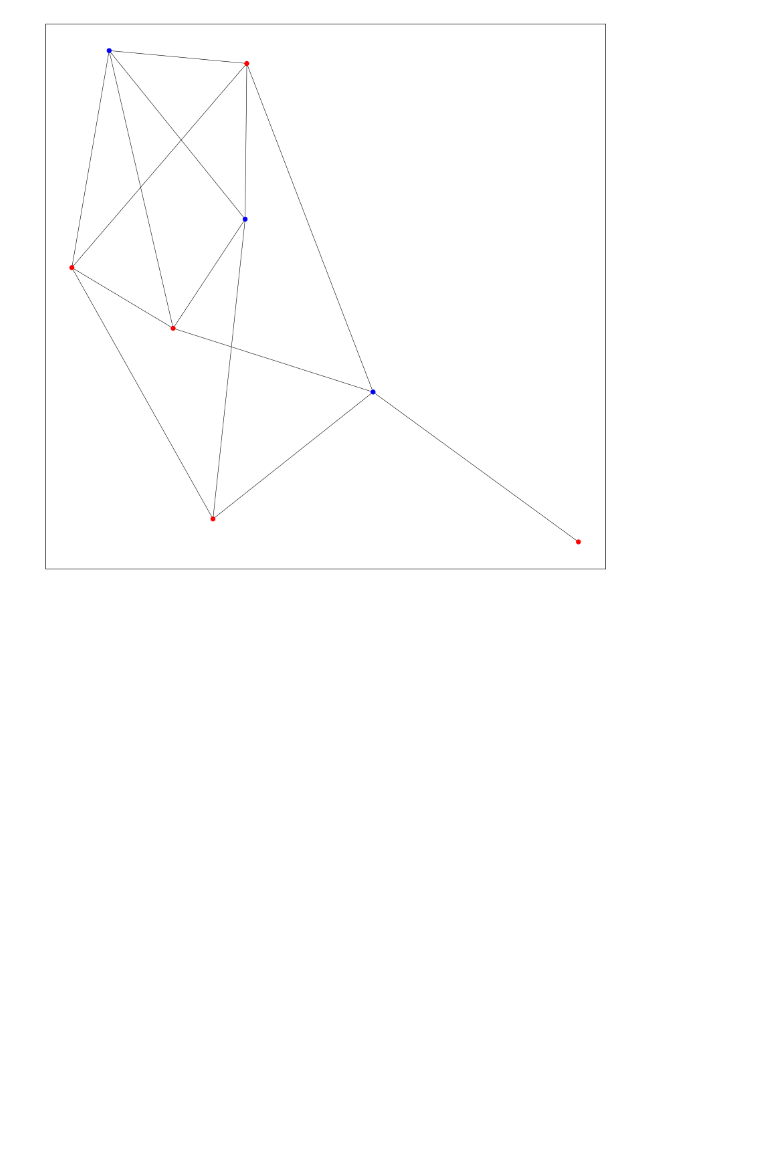
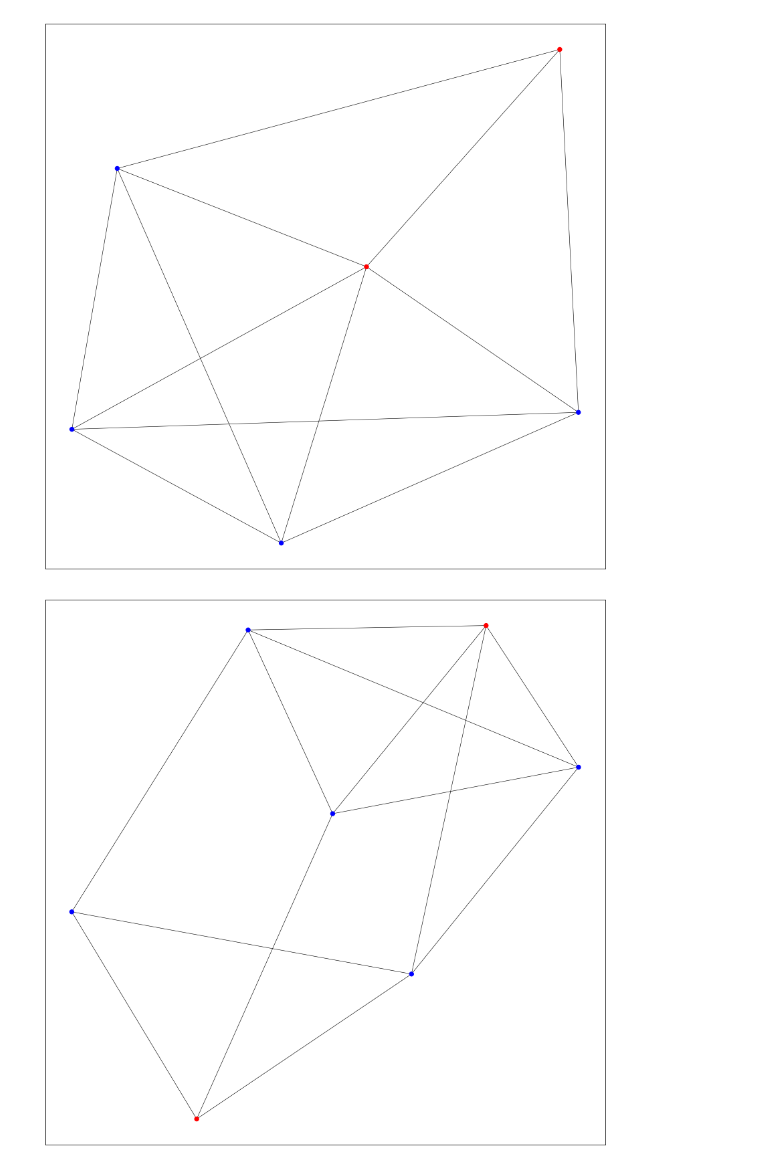
Before and after one commit to CrowdDynamicsLab/IESimulation, a Jupyter notebook: attribute_copying_growth.ipynb, the cells around one changed output. Drawn from its saved outputs; the diff is of its cells as text; code cells hidden in the pictures; blank space fills up the shorter version.

Commit message:
Added independent proposal

```diff
--- a/attribute_copying_growth.ipynb
+++ b/attribute_copying_growth.ipynb
@@ -12,7 +12,7 @@ import sim_lib.attr_lib.util as attr_util
 from sim_lib.attr_lib.formation import *
 import sim_lib.attr_lib.vis as vis
 # %%
-_N = 6
+_N = 5
 
 params = {
     'context_count' : 16,
@@ -110,11 +110,13 @@ def print_metrics(G):
 # %%
 G = attribute_network(_N, params)
 
-for it in range(2):
+for it in range(4):
     add_attr_graph_vtx(G)
     calc_edges(G)
     simul_random_walk(G)
-
-vis.draw_graph(G)
+    for v in [ v for v in G.vertices if v.degree == 0 ]:
+        attr_util.indep_context_proposal(G, v)
+    vis.draw_graph(G)
 # %% [output]
-[figure, old version]
+[figure, new version]
+[figure, added]
```
Also changed, not shown: parts of 1 cell of this notebook, 2 other files.
